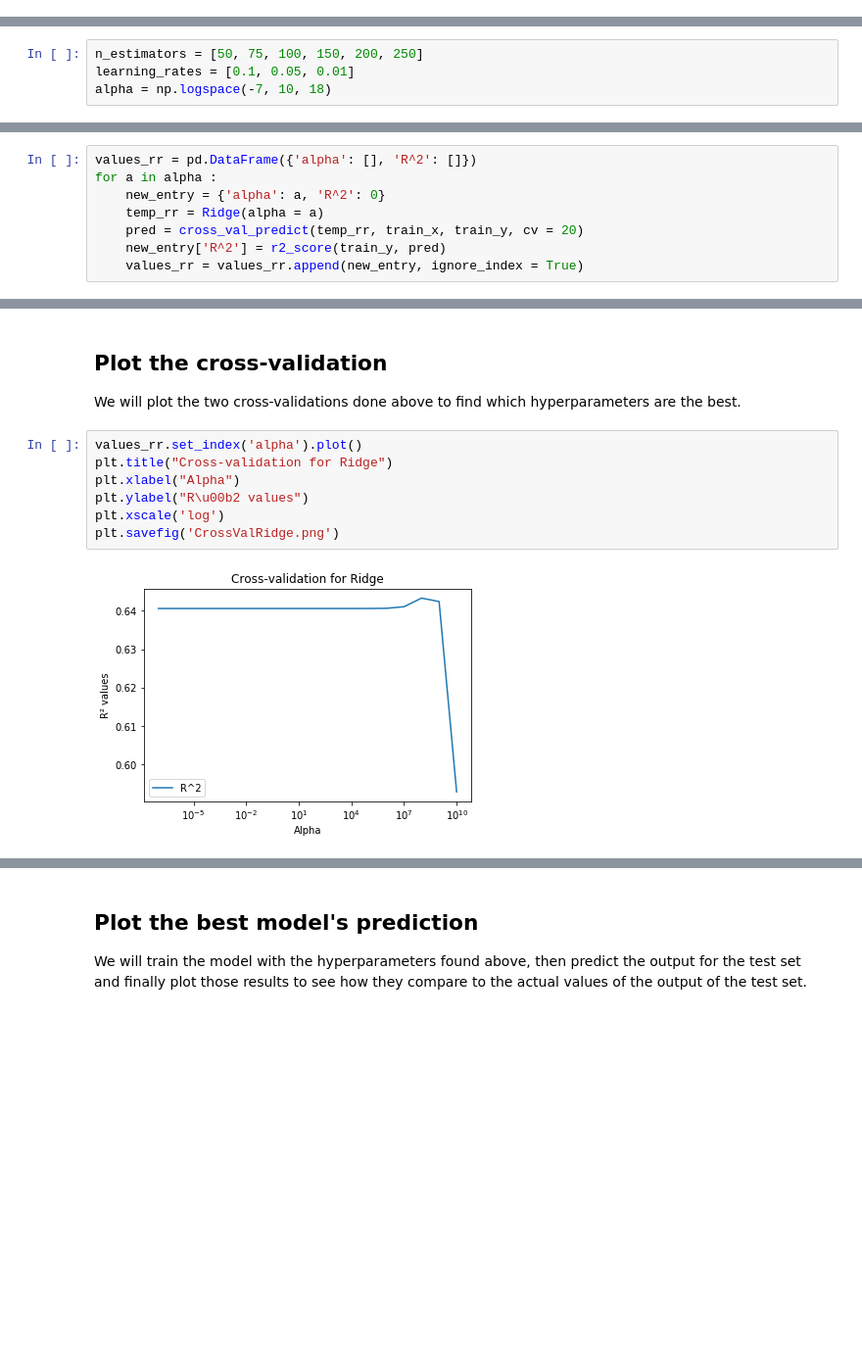
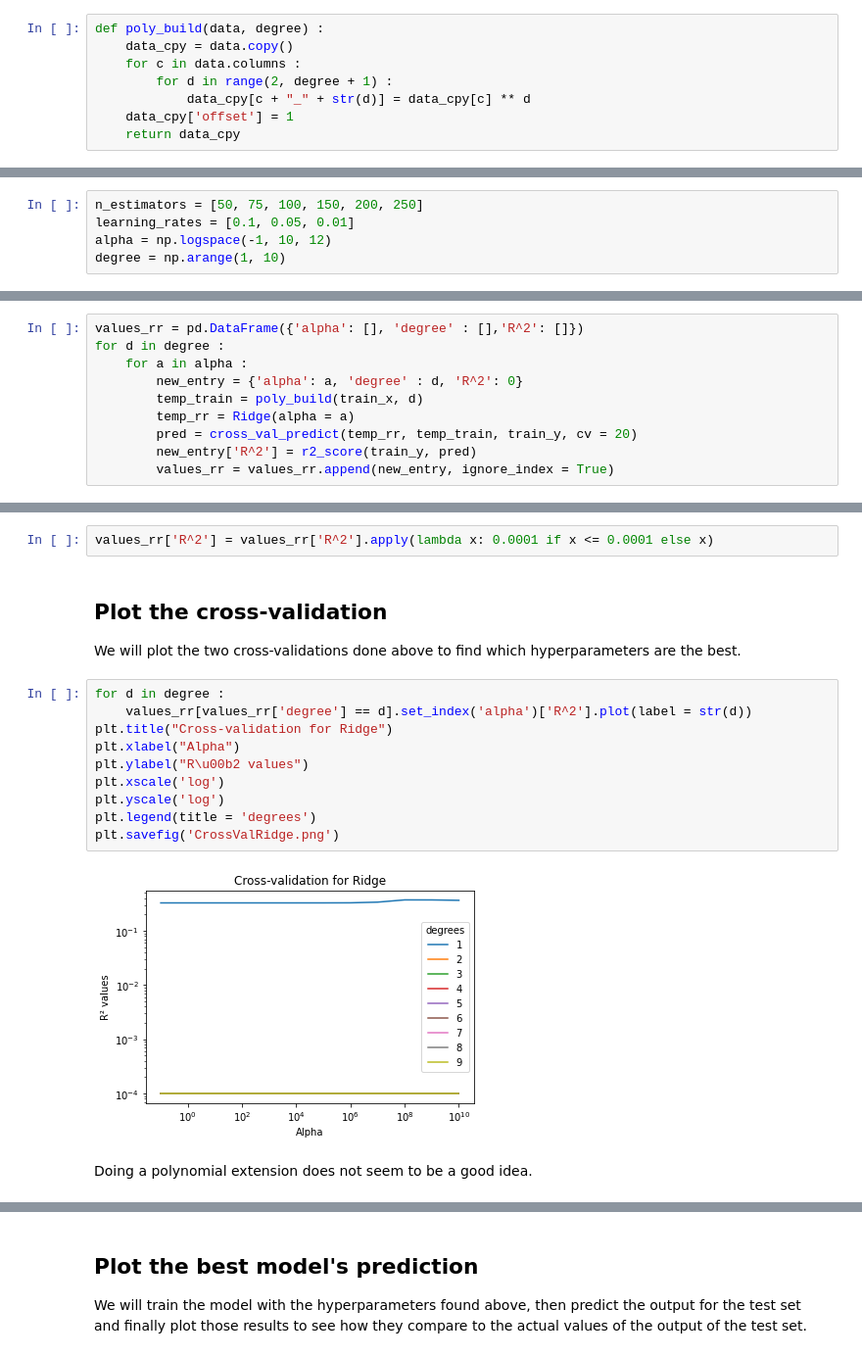
Before and after one commit to epfl-ada/ada-2020-project-milestone-p3-p3_kali, a Jupyter notebook: P4.ipynb, the cells around one changed output, grey strips where cells are left out. Shown at 98% size. Saved outputs shown, nothing was run; the diff lists cells and outputs as text; blank space fills up the shorter version.

```diff
--- a/P4.ipynb
+++ b/P4.ipynb
@@ -249,5 +242,13 @@ R² is 0.38235224292038006 for GBR and -1.0793810266081847 for RR
 # %% [markdown]
 Ridge regression seems to be a better fit for our task. We will still do some cross validation on GBR in order to test different approach.
+# %%
+def poly_build(data, degree) :
+    data_cpy = data.copy()
+    for c in data.columns :
+        for d in range(2, degree + 1) :
+            data_cpy[c + "_" + str(d)] = data_cpy[c] ** d
+    data_cpy['offset'] = 1
+    return data_cpy
 # %% [markdown]
 ## Cross-validation
 
@@ -257,7 +258,8 @@ We will take the same values for `GradientBoostingRegressor` as we did in HW2, a
 # %%
 n_estimators = [50, 75, 100, 150, 200, 250]
 learning_rates = [0.1, 0.05, 0.01]
-alpha = np.logspace(-7, 10, 18)
+alpha = np.logspace(-1, 10, 12)
+degree = np.arange(1, 10)
 # %%
 values_gbr = pd.DataFrame({'n_estimators': [], 'learning_rate': [], 'R^2': []})
 for n in n_estimators :
@@ -290,11 +292,13 @@ values_gbr
 # %%
-values_rr = pd.DataFrame({'alpha': [], 'R^2': []})
-for a in alpha :
-    new_entry = {'alpha': a, 'R^2': 0}
-    temp_rr = Ridge(alpha = a)
-    pred = cross_val_predict(temp_rr, train_x, train_y, cv = 20)
-    new_entry['R^2'] = r2_score(train_y, pred)
-    values_rr = values_rr.append(new_entry, ignore_index = True)
+values_rr = pd.DataFrame({'alpha': [], 'degree' : [],'R^2': []})
+for d in degree :
+    for a in alpha :
+        new_entry = {'alpha': a, 'degree' : d, 'R^2': 0}
+        temp_train = poly_build(train_x, d)
+        temp_rr = Ridge(alpha = a)
+        pred = cross_val_predict(temp_rr, temp_train, train_y, cv = 20)
+        new_entry['R^2'] = r2_score(train_y, pred)
+        values_rr = values_rr.append(new_entry, ignore_index = True)
 # %%
 values_rr
 # %% [output]
@@ -318,16 +320,23 @@ values_rr
+# %%
+values_rr['R^2'] = values_rr['R^2'].apply(lambda x: 0.0001 if x <= 0.0001 else x)
 # %% [markdown]
 ## Plot the cross-validation
 
 We will plot the two cross-validations done above to find which hyperparameters are the best.
 # %%
-values_rr.set_index('alpha').plot()
+for d in degree :
+    values_rr[values_rr['degree'] == d].set_index('alpha')['R^2'].plot(label = str(d))
 plt.title("Cross-validation for Ridge")
 plt.xlabel("Alpha")
 plt.ylabel("R\u00b2 values")
 plt.xscale('log')
+plt.yscale('log')
+plt.legend(title = 'degrees')
 plt.savefig('CrossValRidge.png')
 # %% [output]
-[figure, old version]
+[figure, new version]
+# %% [markdown]
+Doing a polynomial extension does not seem to be a good idea.
 # %%
 for lr in learning_rates :
     values_gbr[values_gbr['learning_rate'] == lr].set_index('n_estimators')['R^2'].plot(label = str(lr))
```
Also changed, not shown: parts of 30 cells of this notebook, 13 other files.
